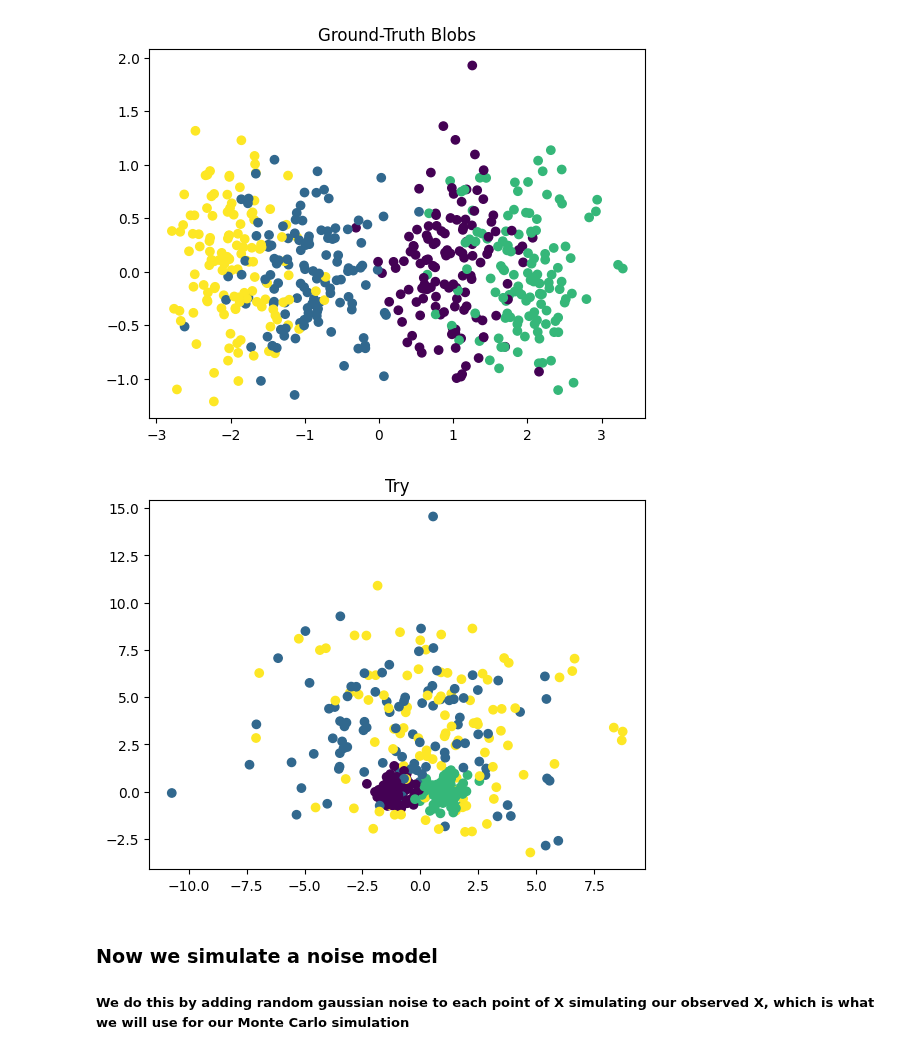
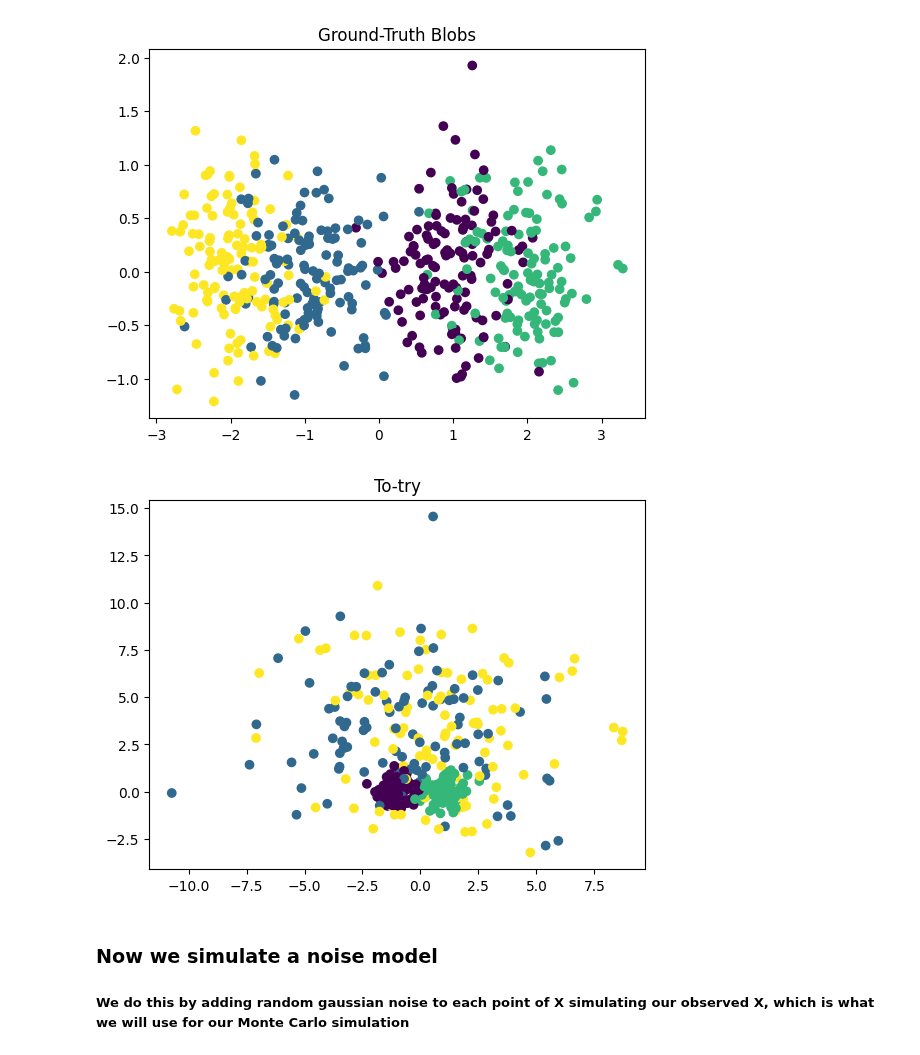
Before and after one commit to RobinB1lo/New-HDBSCAN, a Jupyter notebook: trials/probability_rank.ipynb, the cells around one changed output. Saved outputs shown, nothing was run; the diff lists cells and outputs as text; code cells hidden in the pictures.

```diff
--- a/trials/probability_rank.ipynb
+++ b/trials/probability_rank.ipynb
@@ -20,21 +20,23 @@ plt.show ()
 # %%
 centers     = [[-1.0, 0.0], [-1.0, 3.0], [1.0, 0.0], [1.0, 3.0]]
 cluster_std = [0.5, 3.0, 0.5, 3.0]
 
 n_per_comp = [100, 100, 100, 100]
 
 Y, raw_labels = make_blobs(
     n_samples    = n_per_comp,
     centers      = centers,
     cluster_std  = cluster_std,
     random_state = 42
     )
 
+truth_labels = (raw_labels >= 2).astype(int)
+
 plt.scatter(Y[:,0], Y[:,1], c=raw_labels, cmap='viridis')
-plt.title("Try")
+plt.title("To-try")
 plt.show ()
 # %% [output]
-[figure, old version]
+[figure, new version]
 # %% [markdown]
 ### Now we simulate a noise model
 ##### We do this by adding random gaussian noise to each point of X simulating our observed X, which is what we will use for our Monte Carlo simulation
```
Also changed, not shown: parts of 3 cells of this notebook, 2 other files.
